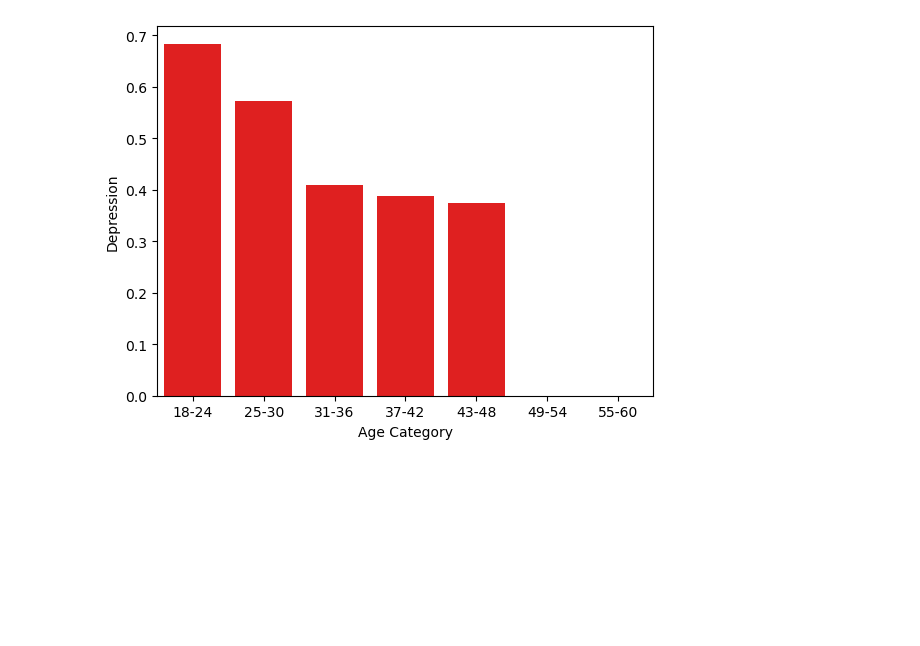
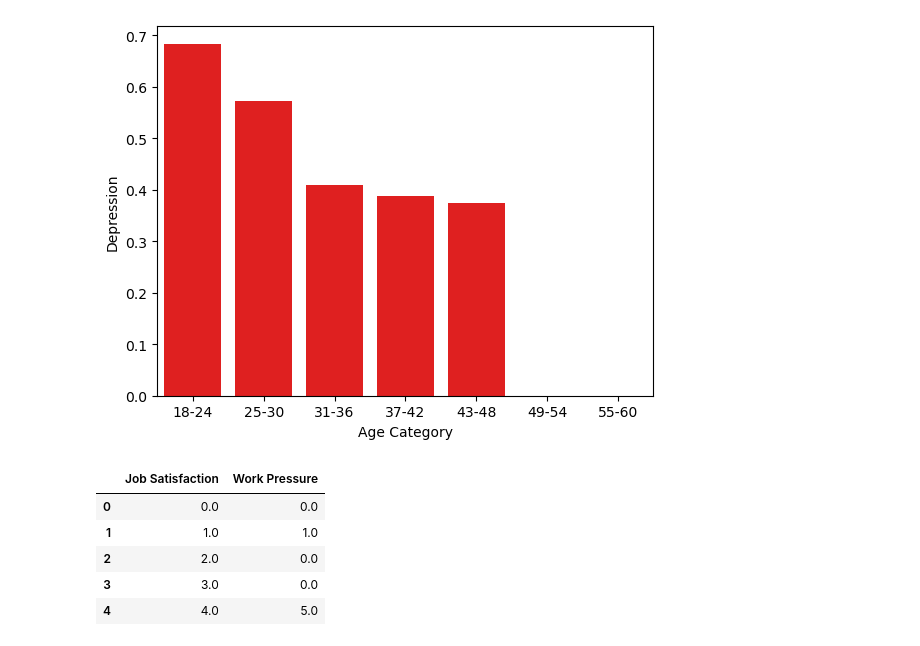
Before and after one commit to cathym20/Student-Depression, a Jupyter notebook: student_depression.ipynb, the cells around one changed output. Cells and saved outputs as stored; diff of their text form; code cells hidden in the pictures; blank space fills up the shorter version.

```diff
--- a/student_depression.ipynb
+++ b/student_depression.ipynb
@@ -190,3 +190,13 @@ sns.barplot(x=age_category['Age Category'],y=age_category['Depression'],color='r
 plt.show()
 # %% [output]
 [figure]
+# %%
+job_satisfaction = df.groupby(['Job Satisfaction'])['Work Pressure'].mean().reset_index().sort_values(by='Job Satisfaction')
+job_satisfaction
+# %% [output]
+|  | Job Satisfaction | Work Pressure |
+| 0 | 0.0 | 0.0 |
+| 1 | 1.0 | 1.0 |
+| 2 | 2.0 | 0.0 |
+| 3 | 3.0 | 0.0 |
+| 4 | 4.0 | 5.0 |
```
Also changed, not shown: parts of 8 cells of this notebook.
